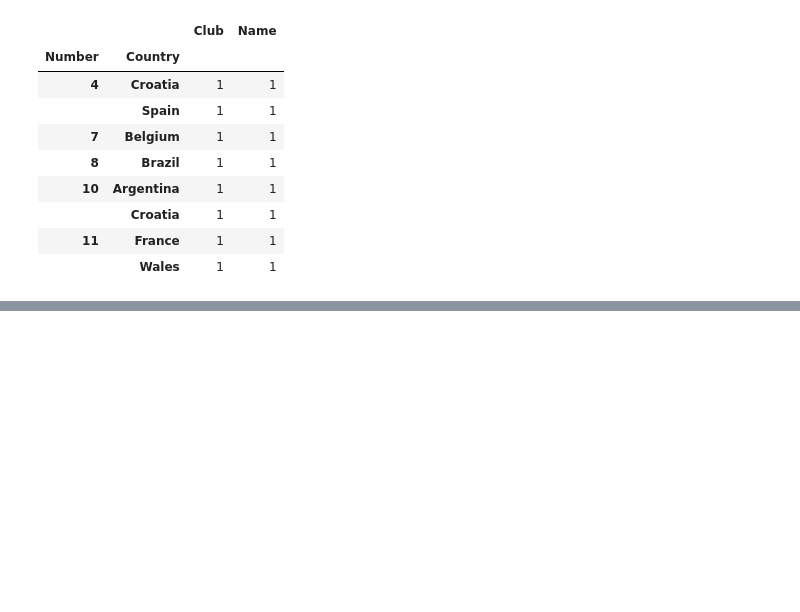
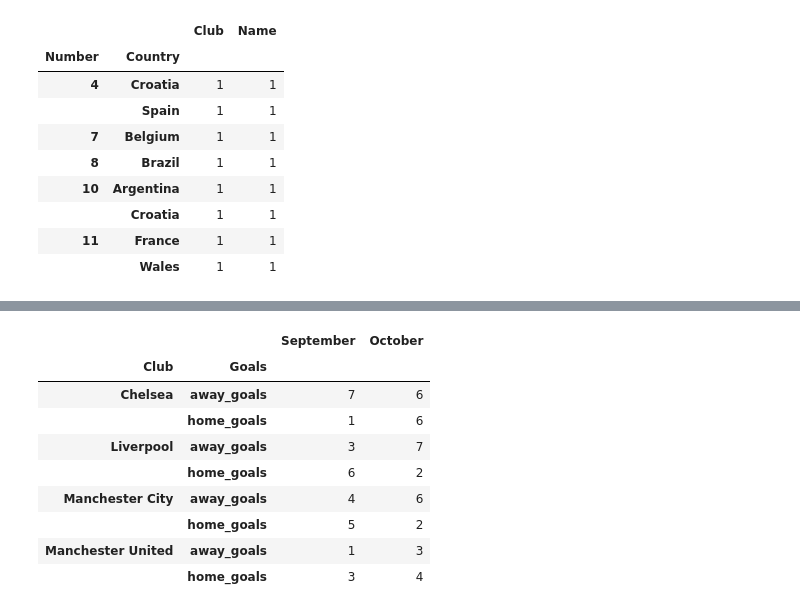
Before and after one commit to galaxy1014/ML_module_summary, a Jupyter notebook: Pandas/Chapter0_Summary/Chapter0.ipynb, the cells around one changed output, grey strips where cells are left out. Cells and saved outputs as stored; diff of their text form; code cells hidden in the pictures; blank space fills up the shorter version.

```diff
--- a/Pandas/Chapter0_Summary/Chapter0.ipynb
+++ b/Pandas/Chapter0_Summary/Chapter0.ipynb
@@ -783,0 +832,2 @@ df.groupby(['Number','Country']).count()
+# %%
+s_df = df2.stack()
@@ -783,0 +855,13 @@ df.groupby(['Number','Country']).count()
+# %%
+s_df.unstack()
+# %% [output]
+|  |  | September | October |
+| Club | Goals |  |  |
+| Chelsea | away_goals | 7 | 6 |
+|  | home_goals | 1 | 6 |
+| Liverpool | away_goals | 3 | 7 |
+|  | home_goals | 6 | 2 |
+| Manchester City | away_goals | 4 | 6 |
+|  | home_goals | 5 | 2 |
+| Manchester United | away_goals | 1 | 3 |
+|  | home_goals | 3 | 4 |
```
Also changed, not shown: parts of 12 cells of this notebook.
